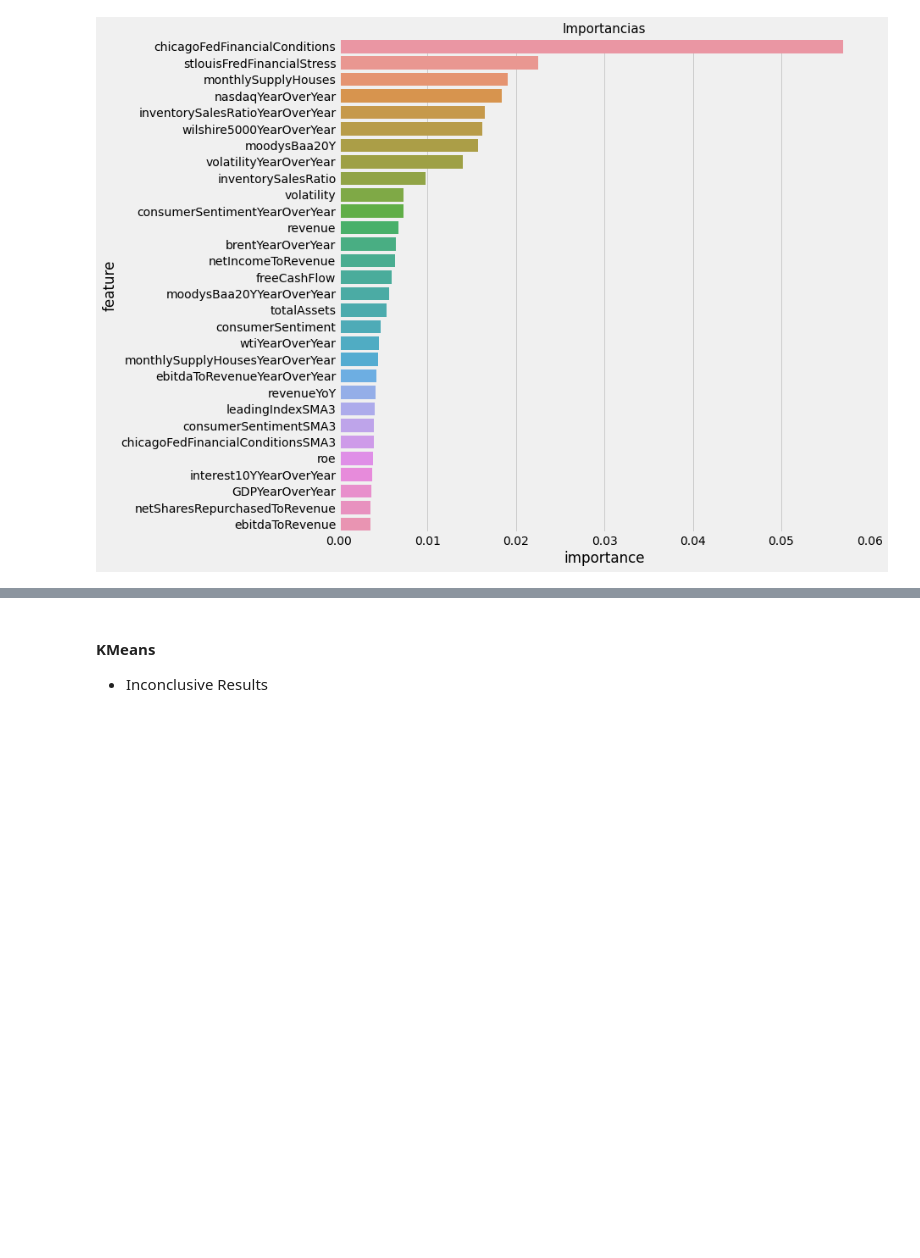
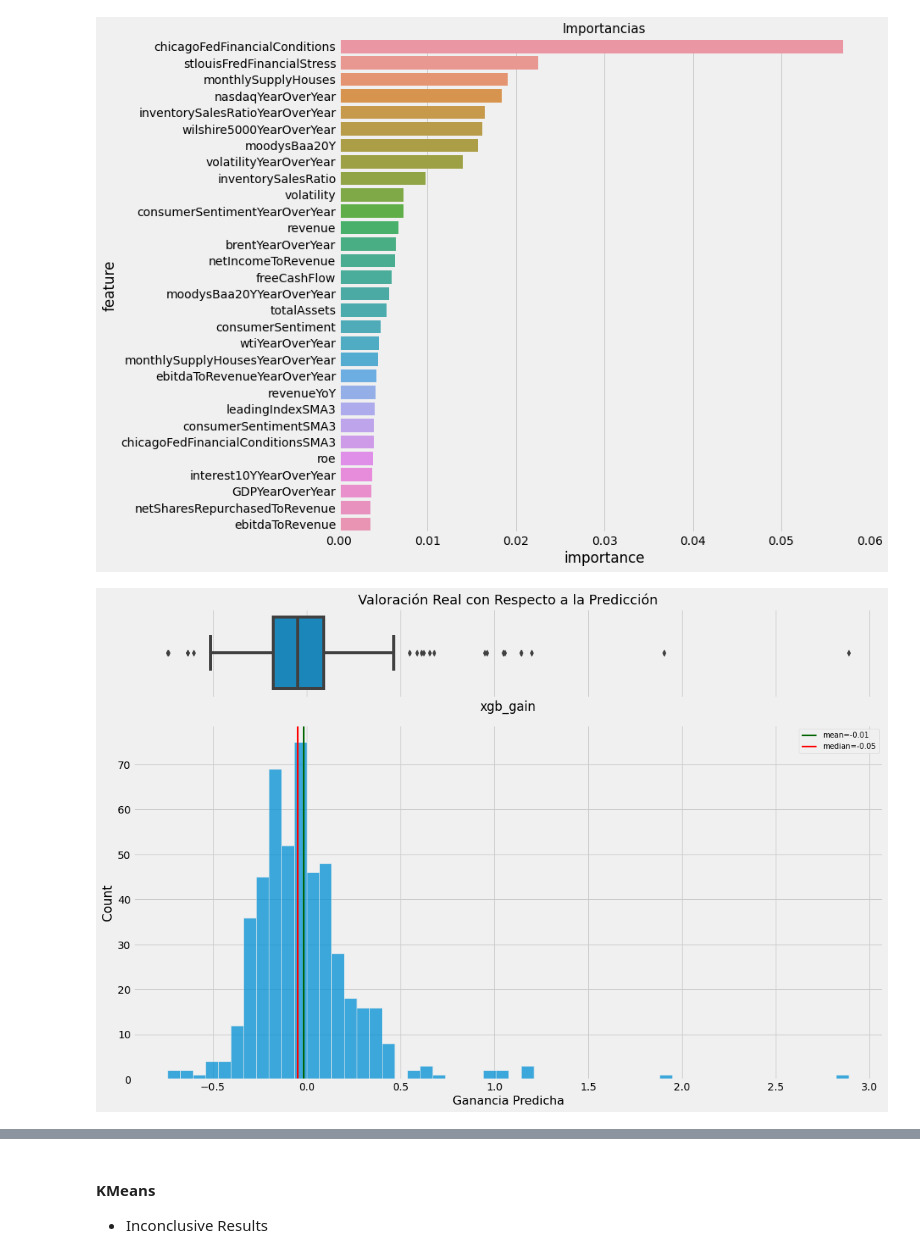
Before and after one commit to FranciscoPala/SP500_constituents_market_cap_estimator, a Jupyter notebook: src/notebooks/model_selection.ipynb, the cells around one changed output, grey strips where cells are left out. Drawn from its saved outputs; the diff is of its cells as text; code cells hidden in the pictures; blank space fills up the shorter version.

```diff
--- a/src/notebooks/model_selection.ipynb
+++ b/src/notebooks/model_selection.ipynb
@@ -606,4 +626,24 @@ plt.savefig('../../ppt/images/importances_no_mcap.jpg', bbox_inches = 'tight')
 data_2021 = future_data.query("calendarYear == 2021").copy()
 # %%
 data_2021.loc[:,'xgb_gain'] = (data_2021.xgb - data_2021.target)/data_2021.target
+# %%
+def num_plot(df, col, title= '', symb=''):
+    fig, ax = plt.subplots(2, 1, sharex=True, figsize=(15,10),gridspec_kw={"height_ratios": (.2, .8)})
+    ax[0].set_title(title,fontsize=18)
+    sns.boxplot(x=col, data=df, ax=ax[0])
+    ax[0].set(yticks=[])
+    sns.histplot(x=col, data=df, ax=ax[1])
+    ax[1].set_xlabel(col, fontsize=16)
+    plt.axvline(df[col].mean(), color='darkgreen', linewidth=2.2, label='mean=' + str(np.round(df[col].mean(),2)) + symb)
+    plt.axvline(df[col].median(), color='red', linewidth=2.2, label='median='+ str(np.round(df[col].median(),2)) + symb)
+    # plt.axvline(df[col].mode()[0], color='purple', linewidth=2.2, label='mode='+ str(df[col].mode()[0]) + symb)
+    plt.legend(ncol=1, fontsize=10)
+    plt.xlabel('Ganancia Predicha')
+    plt.tight_layout()
+    plt.savefig('../../ppt/images/2021.jpg', bbox_inches = 'tight')
+    plt.show()
+# %%
+num_plot(data_2021, 'xgb_gain', 'Valoración Real con Respecto a la Predicción')
+# %% [output]
+[figure, added]
 # %%
```
Also changed, not shown: parts of 16 cells of this notebook, 4 other files.
